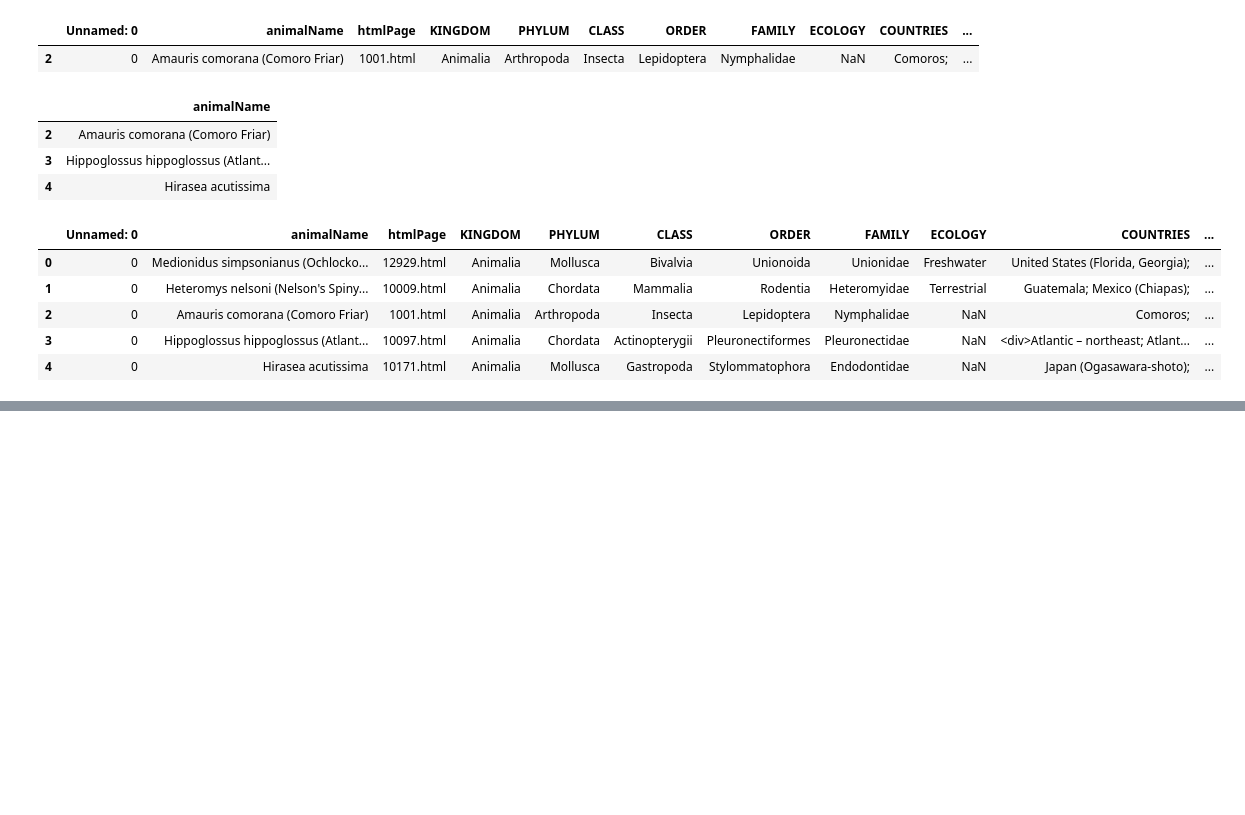
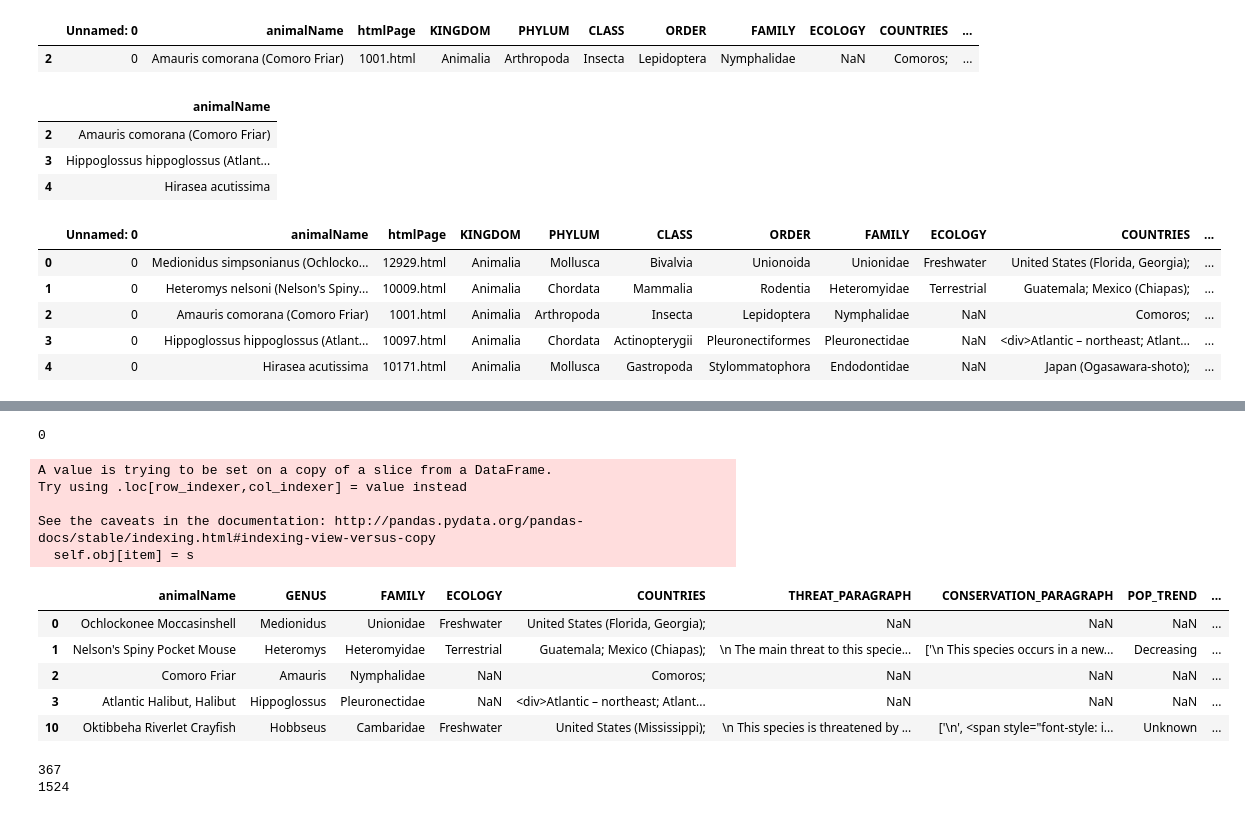
Before and after one commit to andrewedstrom/cs638project, a Jupyter notebook: analyzeRedlistFeatures.ipynb, the cells around one changed output, grey strips where cells are left out. Cells and saved outputs as stored; diff of their text form; code cells hidden in the pictures; blank space fills up the shorter version.

```diff
--- a/analyzeRedlistFeatures.ipynb
+++ b/analyzeRedlistFeatures.ipynb
@@ -205,0 +231,53 @@ df.head()
+# %%
+# Next, actually remove scientific name and replace with common name(s)
+df = dfBeforeRemovingNames # in case script now run completely in order
+df = df[df.animalName.str.contains("\(") == True] # update df to contain only tuples that contain common/nick names
+error = 0 # make sure there's no wonky cases
+
+# replace name fields with list of nick/common names
+for index, row in df.iterrows():
+    nameString = row['animalName']
+
+    indCommonNameStart = nameString.find("(")
+    if indCommonNameStart !=-1:
+        # extract full common/nick name
+        indCommonNameEnd = nameString.find(")")
+        commonName = nameString[indCommonNameStart+1:indCommonNameEnd]
+        df.loc[index, 'animalName'] = commonName
+    else:
+        error = error + 1
+
+
+print(error)
+df.head()
+# %% [output]
+0
+A value is trying to be set on a copy of a slice from a DataFrame.
+Try using .loc[row_indexer,col_indexer] = value instead
+
+See the caveats in the documentation: http://pandas.pydata.org/pandas-docs/stable/indexing.html#indexing-view-versus-copy
+  self.obj[item] = s
+|  | animalName | GENUS | FAMILY | ECOLOGY | COUNTRIES | THREAT_PARAGRAPH | CONSERVATION_PARAGRAPH | POP_TREND | ... |
+| 0 | Ochlockonee Moccasinshell | Medionidus | Unionidae | Freshwater | United States (Florida, Georgia); | NaN | NaN | NaN | ... |
+| 1 | Nelson's Spiny Pocket Mouse | Heteromys | Heteromyidae | Terrestrial | Guatemala; Mexico (Chiapas); | \n The main threat to this specie... | ['\n This species occurs in a new... | Decreasing | ... |
+| 2 | Comoro Friar | Amauris | Nymphalidae | NaN | Comoros; | NaN | NaN | NaN | ... |
+| 3 | Atlantic Halibut, Halibut | Hippoglossus | Pleuronectidae | NaN | <div>Atlantic – northeast; Atlant... | NaN | NaN | NaN | ... |
+| 10 | Oktibbeha Riverlet Crayfish | Hobbseus | Cambaridae | Freshwater | United States (Mississippi); | \n This species is threatened by ... | ['\n', <span style="font-style: i... | Unknown | ... |
+# %%
+# Count how frequently there are multiple names
+multiNames = 0
+total = 0
+for index, row in df.iterrows():
+    nameString = row['animalName']
+
+    commaExists = nameString.find(",")
+    if commaExists !=-1:
+        # count how many tuples have multiple names
+        multiNames = multiNames + 1
+    else:
+        total = total + 1
+print(multiNames)
+print(total)
+# %% [output]
+367
+1524
```
Also changed, not shown: parts of 8 cells of this notebook.
